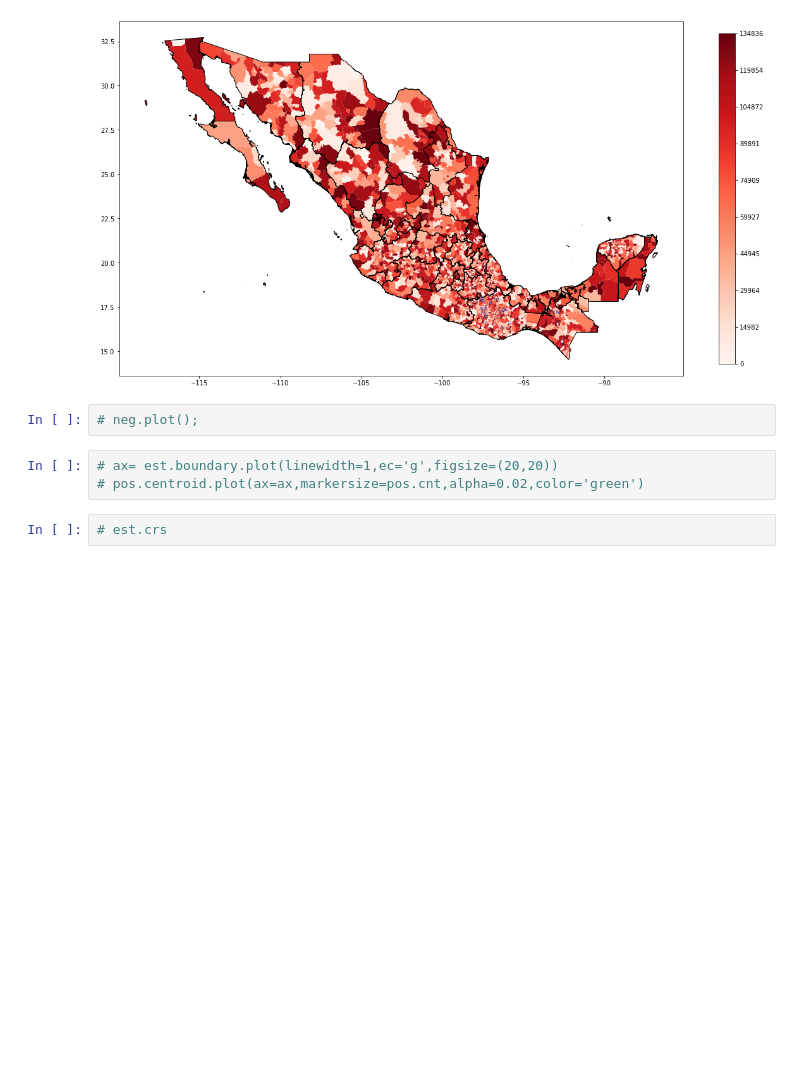
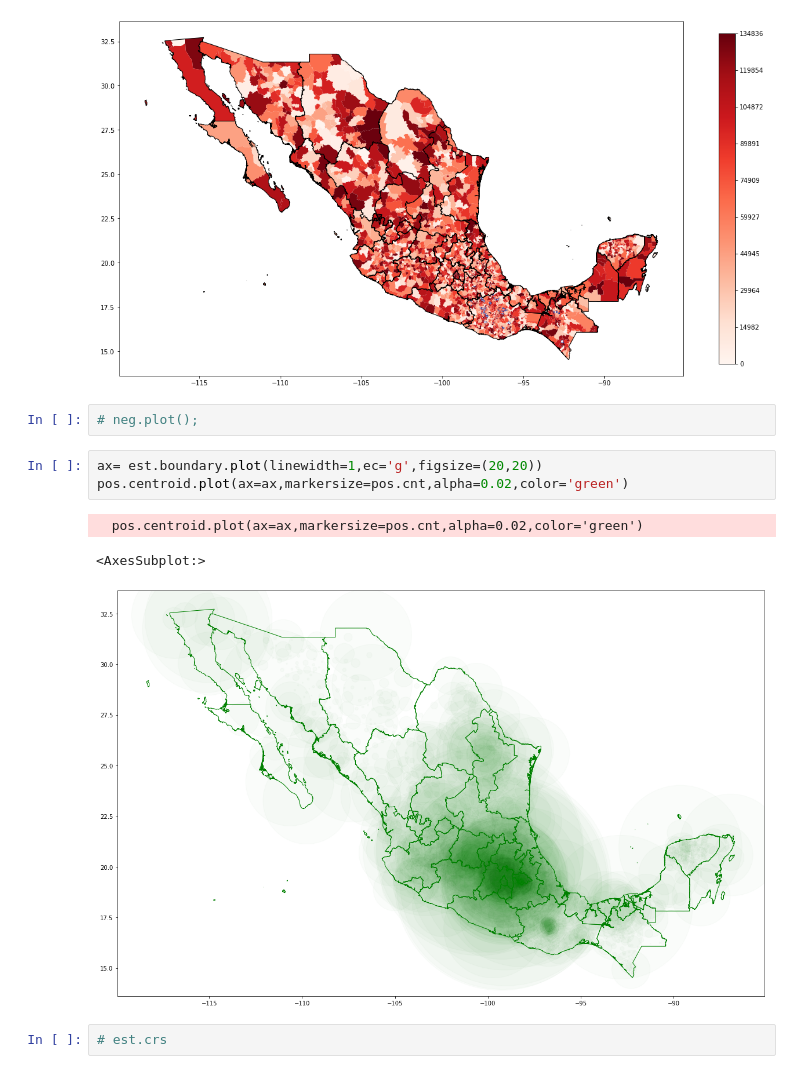
Before and after one commit to EGLL69247/COVID-V2, a Jupyter notebook: COVID.ipynb, the cells around one changed output. Cells and saved outputs as stored; diff of their text form; blank space fills up the shorter version.

Commit message:
Update COVID.ipynb
Graphics

```diff
--- a/COVID.ipynb
+++ b/COVID.ipynb
@@ -311,8 +311,12 @@ Wall time: 0 ns
 # %%
 # neg.plot();
 # %%
-# ax= est.boundary.plot(linewidth=1,ec='g',figsize=(20,20))
-# pos.centroid.plot(ax=ax,markersize=pos.cnt,alpha=0.02,color='green')
+ax= est.boundary.plot(linewidth=1,ec='g',figsize=(20,20))
+pos.centroid.plot(ax=ax,markersize=pos.cnt,alpha=0.02,color='green')
+# %% [output]
+  pos.centroid.plot(ax=ax,markersize=pos.cnt,alpha=0.02,color='green')
+<AxesSubplot:>
+[figure, added]
 # %%
 # est.crs
 # %%
```
